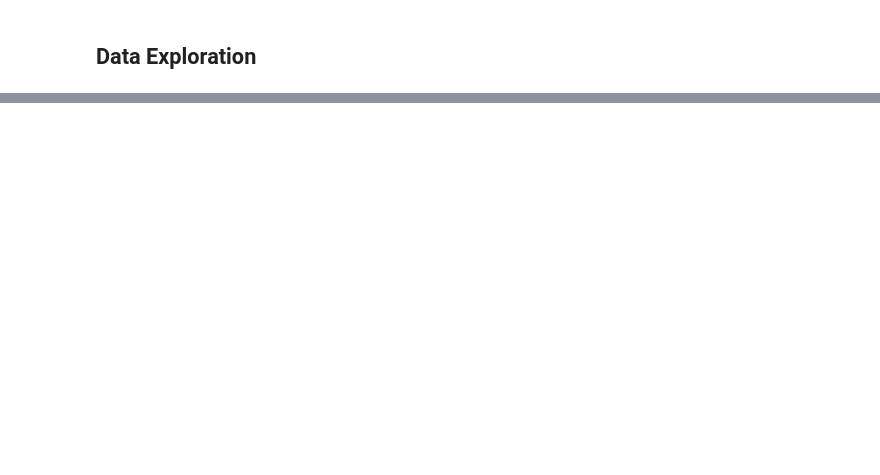
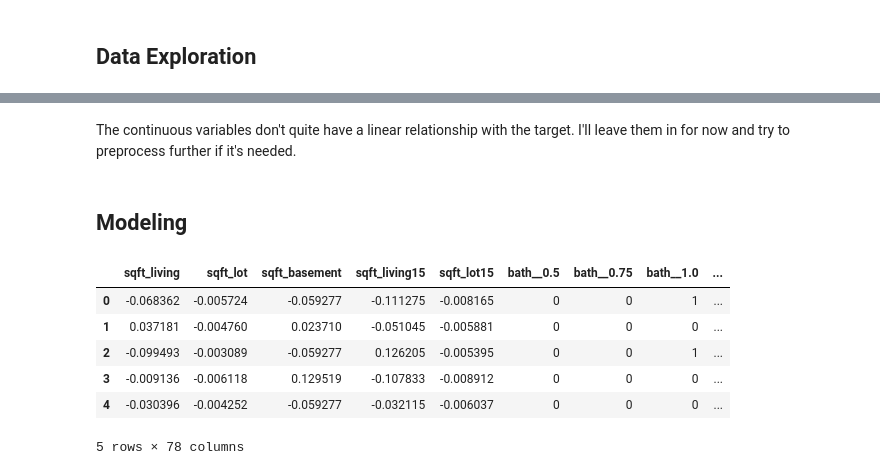
Before and after one commit to akelly66/Flatiron-School, a Jupyter notebook: Mod01/FinalProject-Mod01/dsc-1-final-project-online-ds-pt-041519/student.ipynb, the cells around one changed output, grey strips where cells are left out. Saved outputs shown, nothing was run; the diff lists cells and outputs as text; code cells hidden in the pictures; blank space fills up the shorter version.

```diff
--- a/Mod01/FinalProject-Mod01/dsc-1-final-project-online-ds-pt-041519/student.ipynb
+++ b/Mod01/FinalProject-Mod01/dsc-1-final-project-online-ds-pt-041519/student.ipynb
@@ -366,0 +493,4 @@ features.hist(figsize=(20,20));
+# %% [markdown]
+The continuous variables don't quite have a linear relationship with the target. I'll leave them in for now and try to preprocess further if it's needed.
+# %% [markdown]
+## Modeling
@@ -366,0 +499,10 @@ features.hist(figsize=(20,20));
+# %%
+features.head()
+# %% [output]
+|  | sqft_living | sqft_lot | sqft_basement | sqft_living15 | sqft_lot15 | bath__0.5 | bath__0.75 | bath__1.0 | ... |
+| 0 | -0.068362 | -0.005724 | -0.059277 | -0.111275 | -0.008165 | 0 | 0 | 1 | ... |
+| 1 | 0.037181 | -0.004760 | 0.023710 | -0.051045 | -0.005881 | 0 | 0 | 0 | ... |
+| 2 | -0.099493 | -0.003089 | -0.059277 | 0.126205 | -0.005395 | 0 | 0 | 1 | ... |
+| 3 | -0.009136 | -0.006118 | 0.129519 | -0.107833 | -0.008912 | 0 | 0 | 0 | ... |
+| 4 | -0.030396 | -0.004252 | -0.059277 | -0.032115 | -0.006037 | 0 | 0 | 0 | ... |
+5 rows × 78 columns
```
Also changed, not shown: parts of 41 cells of this notebook.
